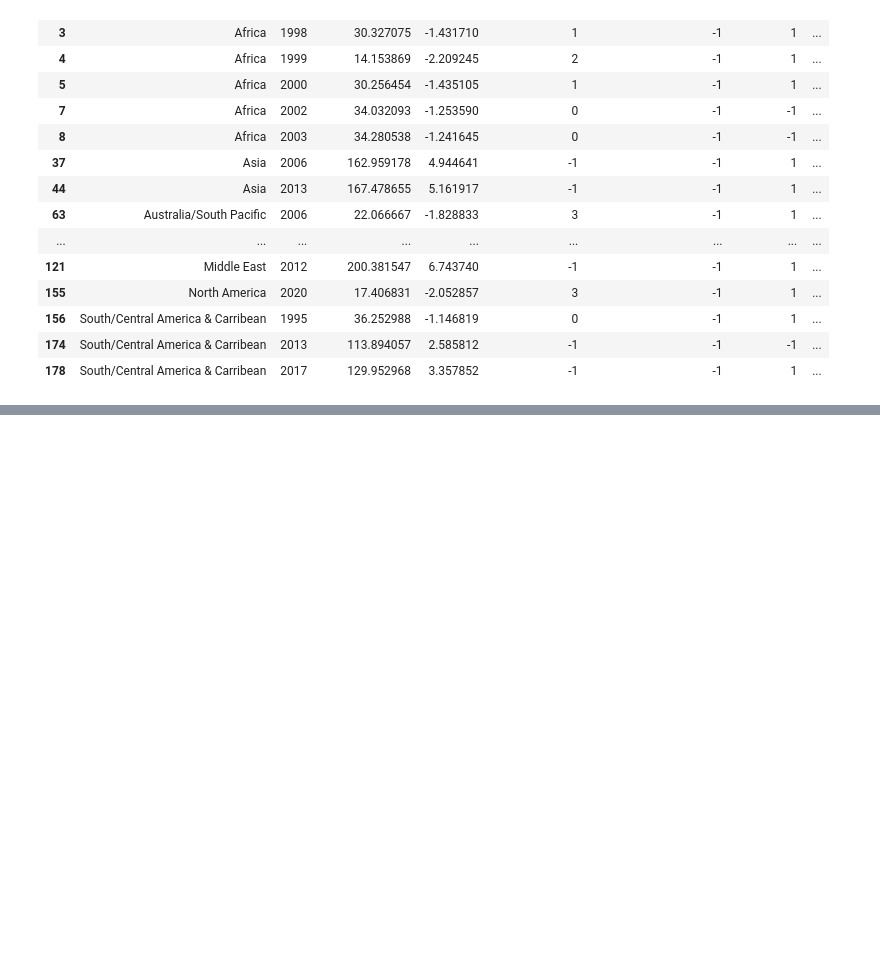
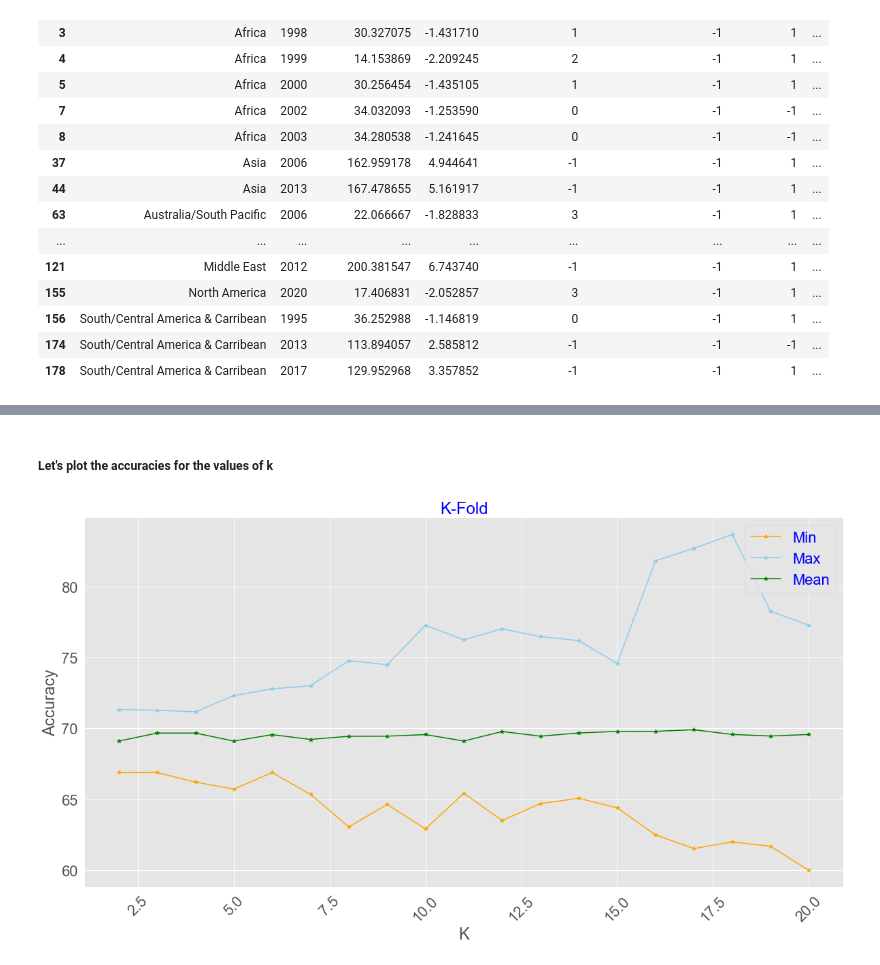
Before and after one commit to SammyOngaya/data2ml, a Jupyter notebook: data-pre-processing.ipynb, the cells around one changed output, grey strips where cells are left out. Saved outputs shown, nothing was run; the diff lists cells and outputs as text; code cells hidden in the pictures; blank space fills up the shorter version.

```diff
--- a/data-pre-processing.ipynb
+++ b/data-pre-processing.ipynb
@@ -676,0 +680,3 @@ continental_temperature_df[continental_temperature_df['ellipticenvelope_outliers
+# %%
+titanic_df=pd.read_csv('titanic.csv')
+titanic_df.tail()
@@ -676,0 +791,27 @@ continental_temperature_df[continental_temperature_df['ellipticenvelope_outliers
+# %%
+def model_evaluation(cv,X,y):
+    model=LogisticRegression()
+    score=cross_val_score(model,X,y,scoring='accuracy',cv=cv)
+    return score.min(), score.max(),np.mean(score)
+
+folds=range(2,21)
+min_cv,max_cv,mean_cv=list(),list(),list()
+#iterate through each value of fold/k
+for k in folds:
+    cv=KFold(n_splits=k,shuffle=True,random_state=1)
+    k_min,k_max,k_mean=model_evaluation(cv,X,y)
+    min_cv.append(k_min*100),max_cv.append(k_max*100),mean_cv.append(k_mean*100)
+    print('Folds=%d || Min Acc. %.2f || Max Acc. %.2f || Mean Acc.%.2f' % (k,k_min,k_max,k_mean))
+def model_evaluation(cv,X,y):
+    model=LogisticRegression()
+    score=cross_val_score(model,X,y,scoring='accuracy',cv=cv)
+    return score.min(), score.max(),np.mean(score)
+
+folds=range(2,21)
+min_cv,max_cv,mean_cv=list(),list(),list()
+#iterate through each value of fold/k
+for k in folds:
+    cv=KFold(n_splits=k,shuffle=True,random_state=1)
+    k_min,k_max,k_mean=model_evaluation(cv,X,y)
+    min_cv.append(k_min*100),max_cv.append(k_max*100),mean_cv.append(k_mean*100)
+    print('Folds=%d || Min Acc. %.2f || Max Acc. %.2f || Mean Acc.%.2f' % (k,k_min,k_max,k_mean))
@@ -676,0 +836,19 @@ continental_temperature_df[continental_temperature_df['ellipticenvelope_outliers
+# %% [markdown]
+##### Let's plot the accuracies for the values of k
+# %%
+import matplotlib.pyplot as plt
+plt.style.use('ggplot') # Other sytles to use; fivethirtyeight
+
+plt.figure(figsize=(20,10)) # Set figure size
+plt.rcParams.update({'font.size': 22}) # Set axes size
+plt.plot(folds,min_cv,color='orange',marker='*') # Plot the minimum accuracy
+plt.plot(folds,max_cv,color='skyblue',marker='*') # Plot the maximum accuracy
+plt.plot(folds,mean_cv,color='green',marker='*') # Plot the mean accuracy
+plt.title('K-Fold',fontsize=24)
+plt.xticks(rotation=45)
+plt.xlabel('K',fontsize=24)
+plt.ylabel('Accuracy',fontsize=24)
+plt.legend(['Min','Max','Mean'], loc='upper right')
+plt.show()
+# %% [output]
+[figure, added]
```
Also changed, not shown: parts of 18 cells of this notebook.
